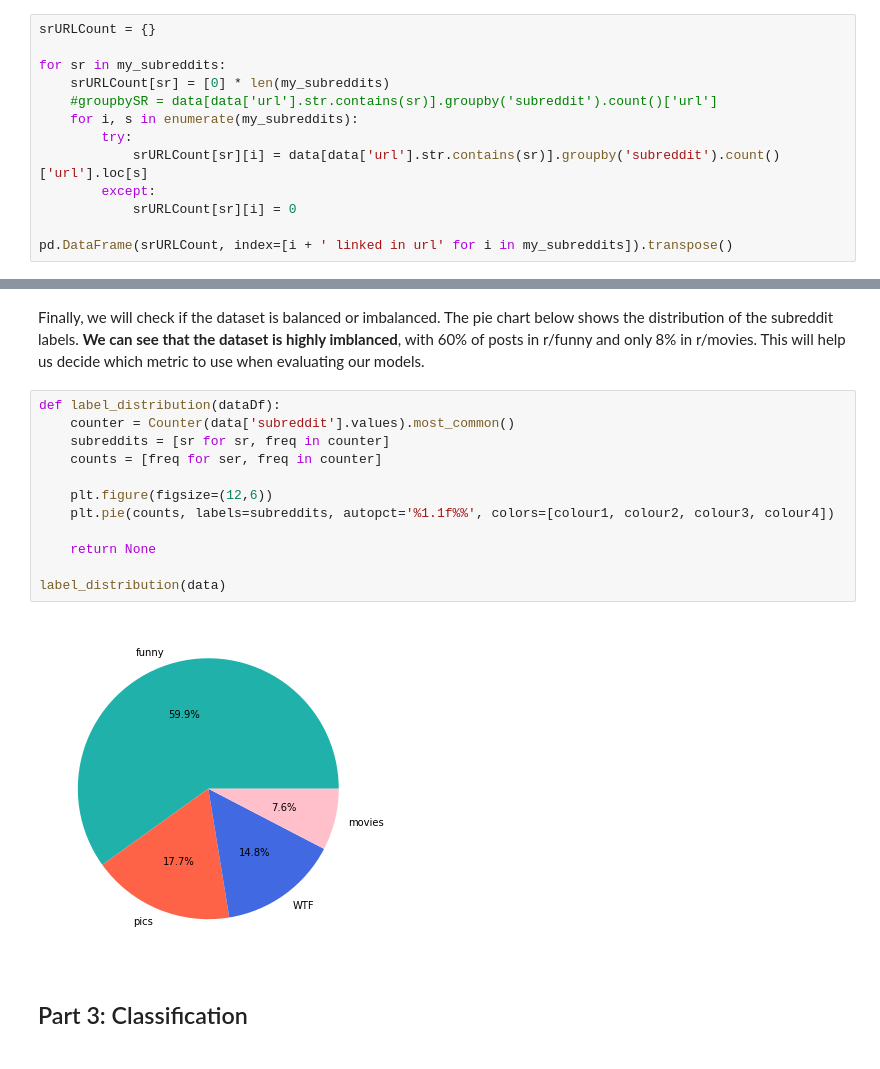
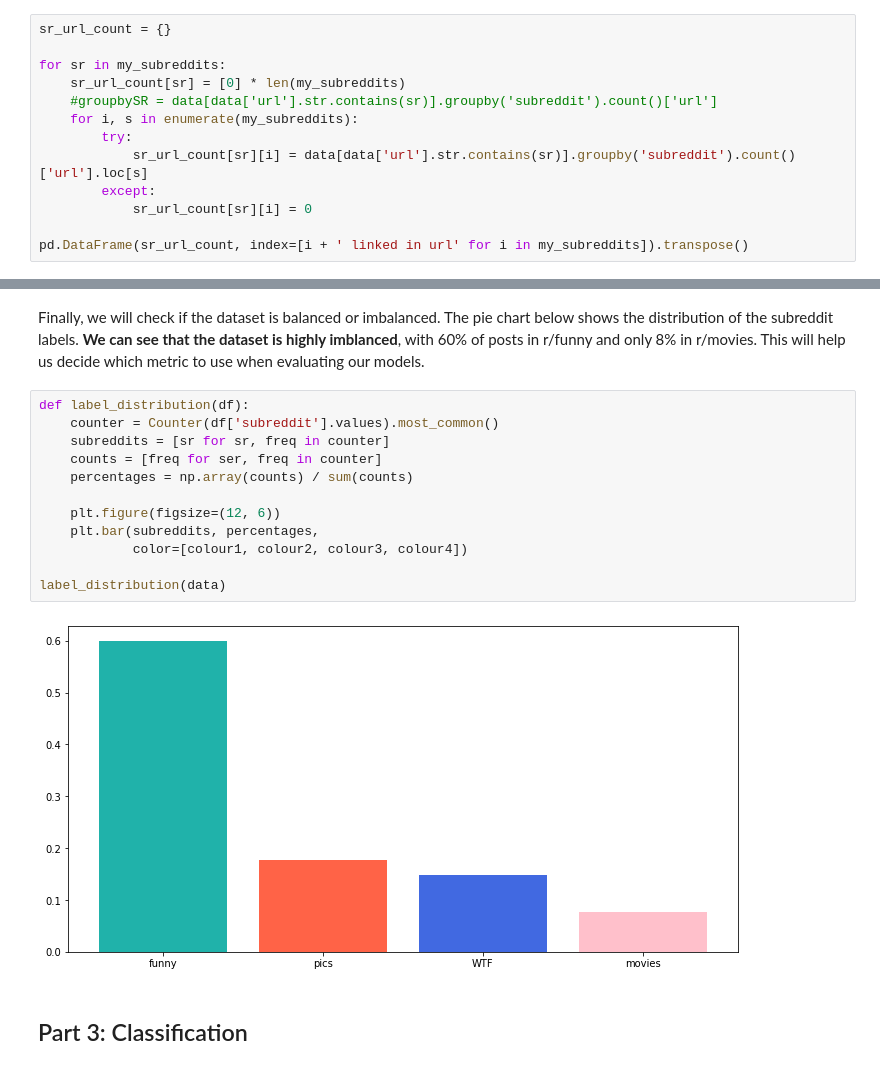
Before and after one commit to michaelmung/reddit_classifier, a Jupyter notebook: reddit_classifier.ipynb, the cells around one changed output, grey strips where cells are left out. Cells and saved outputs as stored; diff of their text form.

```diff
--- a/reddit_classifier.ipynb
+++ b/reddit_classifier.ipynb
@@ -497,18 +500,18 @@ data.loc[[154899], :][['subreddit', 'title', 'url']]
 # %% [markdown]
 The dataframe below shows that the subreddit usually links to its own subreddit. Axis 0 is the post subreddit and axis 1 is the linked subreddit.  We can see that greatest numbers are in the diagonal.
 # %%
-srURLCount = {}
+sr_url_count = {}
 
 for sr in my_subreddits:
-    srURLCount[sr] = [0] * len(my_subreddits)
+    sr_url_count[sr] = [0] * len(my_subreddits)
     #groupbySR = data[data['url'].str.contains(sr)].groupby('subreddit').count()['url']
     for i, s in enumerate(my_subreddits):
         try:
-            srURLCount[sr][i] = data[data['url'].str.contains(sr)].groupby('subreddit').count()['url'].loc[s]
+            sr_url_count[sr][i] = data[data['url'].str.contains(sr)].groupby('subreddit').count()['url'].loc[s]
         except:
-            srURLCount[sr][i] = 0
+            sr_url_count[sr][i] = 0
 
-pd.DataFrame(srURLCount, index=[i + ' linked in url' for i in my_subreddits]).transpose()
+pd.DataFrame(sr_url_count, index=[i + ' linked in url' for i in my_subreddits]).transpose()
 # %% [output]
 |  | movies linked in url | WTF linked in url | funny linked in url | pics linked in url |
 | movies | 1008 | 0 | 0 | 0 |
@@ -711,19 +714,19 @@ Pearson correlation coefficient = 0.75
 # %% [markdown]
 Finally, we will check if the dataset is balanced or imbalanced.  The pie chart below shows the distribution of the subreddit labels.  **We can see that the dataset is highly imblanced**, with 60% of posts in r/funny and only 8% in r/movies.  This will help us decide which metric to use when evaluating our models.
 # %%
-def label_distribution(dataDf):
-    counter = Counter(data['subreddit'].values).most_common()
+def label_distribution(df):
+    counter = Counter(df['subreddit'].values).most_common()
     subreddits = [sr for sr, freq in counter]
     counts = [freq for ser, freq in counter]
+    percentages = np.array(counts) / sum(counts)
 
-    plt.figure(figsize=(12,6))
-    plt.pie(counts, labels=subreddits, autopct='%1.1f%%', colors=[colour1, colour2, colour3, colour4])
-
-    return None
+    plt.figure(figsize=(12, 6))
+    plt.bar(subreddits, percentages,
+            color=[colour1, colour2, colour3, colour4])
 
 label_distribution(data)
 # %% [output]
-[figure, old version]
+[figure, new version]
 # %% [markdown]
 ## Part 3: Classification
 # %% [markdown]
```
Also changed, not shown: parts of 37 cells of this notebook, 1 other file.
